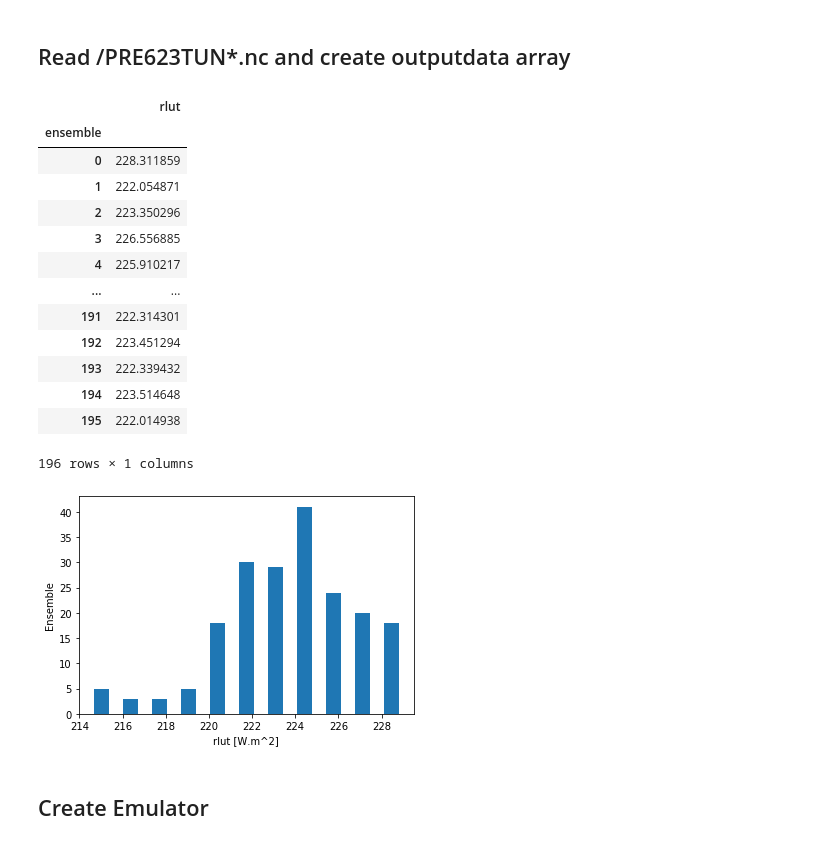
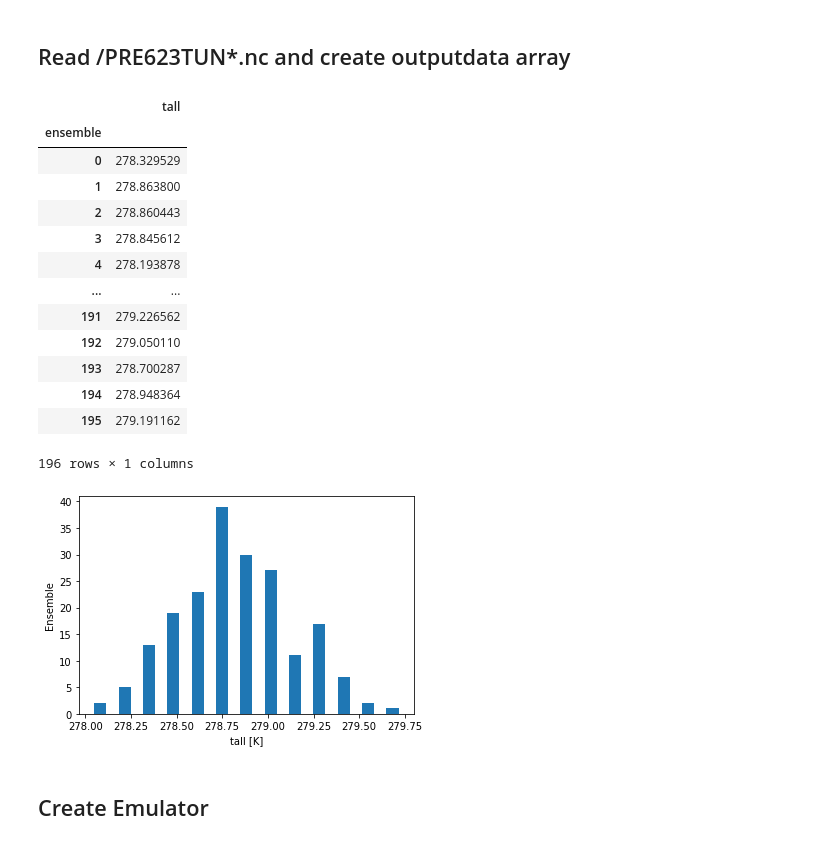
Before and after one commit to benmsanderson/CNRMppe, a Jupyter notebook: NN_create.ipynb, the cells around one changed output. Drawn from its saved outputs; the diff is of its cells as text; code cells hidden in the pictures.

```diff
--- a/NN_create.ipynb
+++ b/NN_create.ipynb
@@ -156,9 +153,10 @@ fig_params.subplots_adjust(top=0.97,hspace = 0.2)
 path_simul = "/scratch/globc/dcom/ARPEGE6_TUNE"
 filename_simul = "/PRE623TUN*.nc"
 file_simul = xr.open_mfdataset(path_simul+filename_simul,concat_dim='ensemble',combine='nested')
+#file_simul
 
 # TOA fluxes
-var = ['rlut']
+var = ['tall']
 nc_simul = file_simul[var]
 # compute global mean... WARNING : no scale factors used here !
 xarray_simul = nc_simul.mean('lat').mean('lon')
@@ -173,19 +171,19 @@ output=sim.groupby(['ensemble','month']).mean()
 outputdata=output.groupby(['ensemble']).mean()
 outputdata
 # %% [output]
-|  | rlut |
+|  | tall |
 | ensemble |  |
-| 0 | 228.311859 |
-| 1 | 222.054871 |
-| 2 | 223.350296 |
-| 3 | 226.556885 |
-| 4 | 225.910217 |
+| 0 | 278.329529 |
+| 1 | 278.863800 |
+| 2 | 278.860443 |
+| 3 | 278.845612 |
+| 4 | 278.193878 |
 | ... | ... |
-| 191 | 222.314301 |
-| 192 | 223.451294 |
-| 193 | 222.339432 |
-| 194 | 223.514648 |
-| 195 | 222.014938 |
+| 191 | 279.226562 |
+| 192 | 279.050110 |
+| 193 | 278.700287 |
+| 194 | 278.948364 |
+| 195 | 279.191162 |
 196 rows × 1 columns
 # %%
 # Save the numpy array in a file
@@ -193,13 +191,13 @@ out=outputdata.values
 np.save('/data/home/globc/peatier/CNRMppe/outputdata_file.npy', out)
 # %%
 #Create plot
-plt.hist(outputdata['rlut'], bins='auto', rwidth=0.5)
+plt.hist(outputdata['tall'], bins='auto', rwidth=0.5)
 #plt.title('rlut')
-plt.xlabel('rlut [W.m^2]')
+plt.xlabel('tall [K]')
 plt.ylabel('Ensemble')
 plt.show()
 # %% [output]
-[figure, old version]
+[figure, new version]
 # %% [markdown]
 ## Create Emulator
 # %%
```
Also changed, not shown: parts of 2 cells of this notebook, 1 other file.
